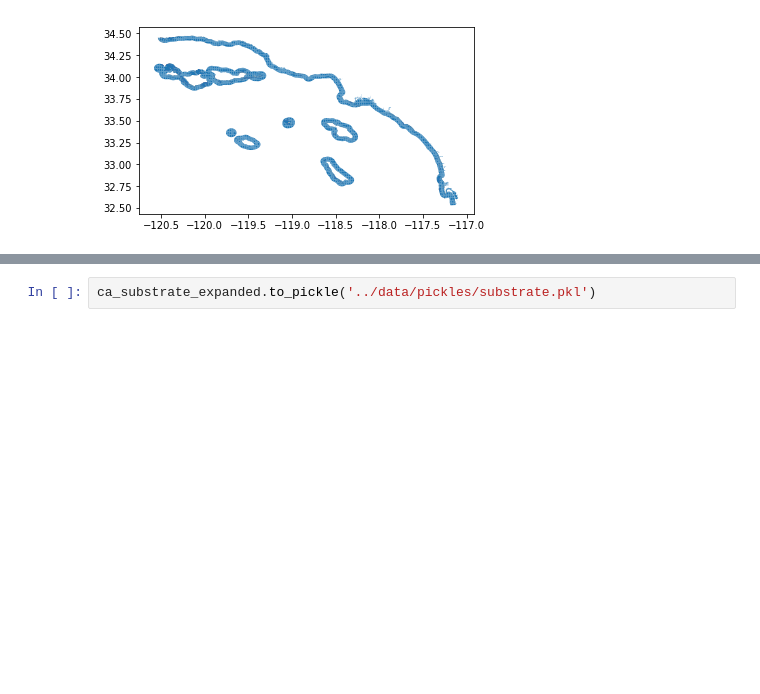
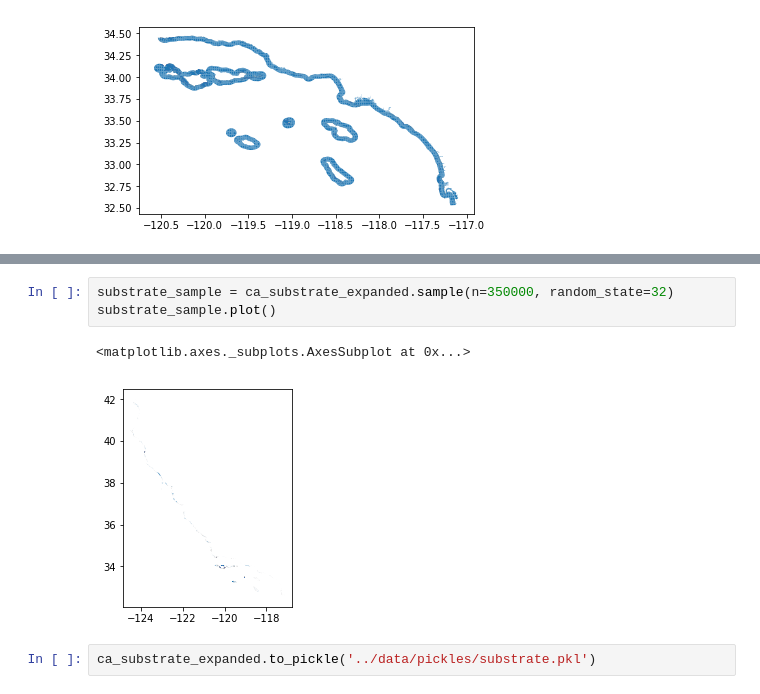
Before and after one commit to UCB-MIDS/Kelp-Capstone, a Jupyter notebook: pipeline/read_data.ipynb, the cells around one changed output, grey strips where cells are left out. Cells and saved outputs as stored; diff of their text form; blank space fills up the shorter version.

```diff
--- a/pipeline/read_data.ipynb
+++ b/pipeline/read_data.ipynb
@@ -1109,3 +1138,9 @@ Name: substrate, dtype: int64
+# %%
+substrate_sample = ca_substrate_expanded.sample(n=350000, random_state=32)
+substrate_sample.plot()
+# %% [output]
+<matplotlib.axes._subplots.AxesSubplot at 0x...>
+[figure, added]
 # %%
 ca_substrate_expanded.to_pickle('../data/pickles/substrate.pkl')
 # %% [markdown]
```
Also changed, not shown: parts of 6 cells of this notebook, 1 other file.
